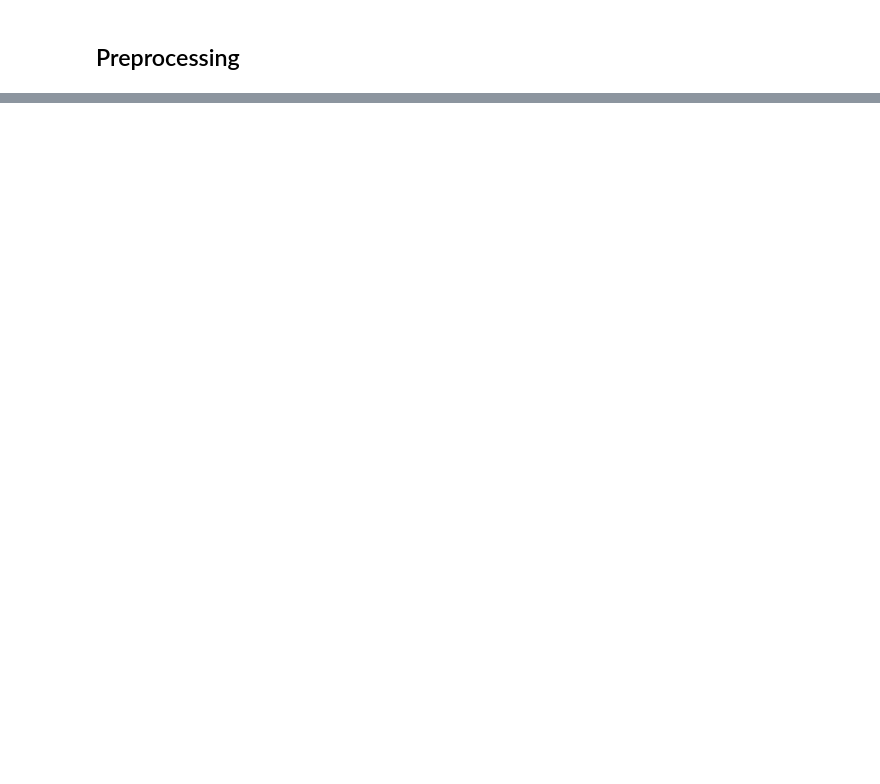
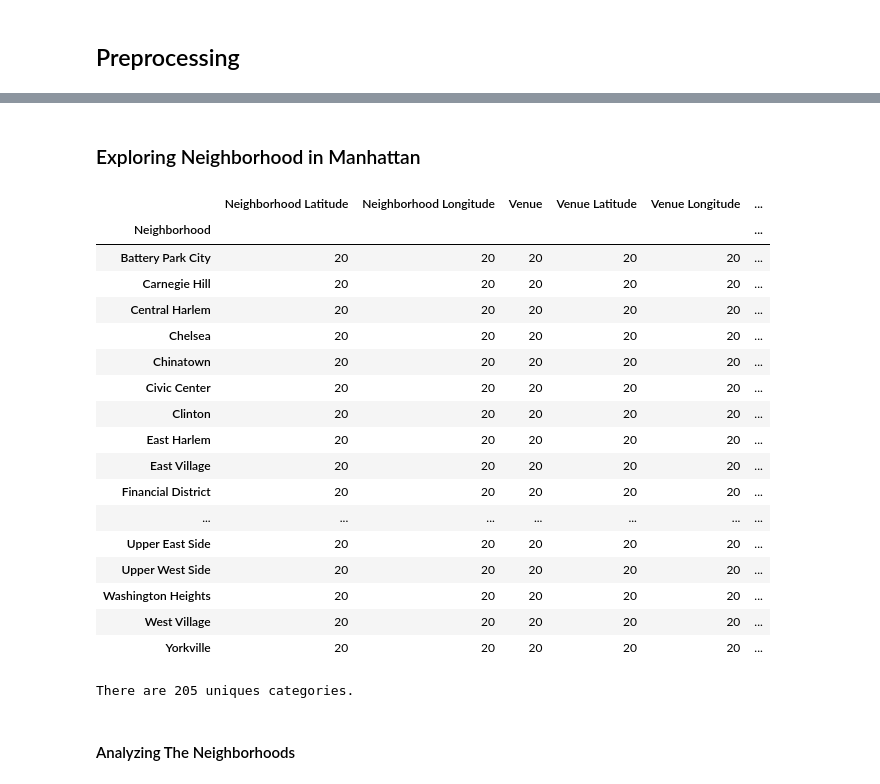
Before and after one commit to santhika29/Coursera_Capstone, a Jupyter notebook: Battle.ipynb, the cells around one changed output, grey strips where cells are left out. Drawn from its saved outputs; the diff is of its cells as text; code cells hidden in the pictures; blank space fills up the shorter version.

```diff
--- a/Battle.ipynb
+++ b/Battle.ipynb
@@ -122,0 +596,37 @@ AttributeError: 'NoneType' object has no attribute 'contents'
+# %% [markdown]
+### Exploring Neighborhood in Manhattan
+# %%
+# Now write the code to run the above function on each neighborhood and create a new dataframe called manhattan_venues
+manhattan_venues = getNearbyVenues(names=manhattan_data['Neighborhood'],
+                                   latitudes=manhattan_data['Latitude'],
+                                   longitudes=manhattan_data['Longitude'],
+                                  )
+# %%
+# Let's check how many venues were returned for each neighborhood
+manhattan_venues.groupby('Neighborhood').count()
+# %% [output]
+|  | Neighborhood Latitude | Neighborhood Longitude | Venue | Venue Latitude | Venue Longitude | ... |
+| Neighborhood |  |  |  |  |  | ... |
+| Battery Park City | 20 | 20 | 20 | 20 | 20 | ... |
+| Carnegie Hill | 20 | 20 | 20 | 20 | 20 | ... |
+| Central Harlem | 20 | 20 | 20 | 20 | 20 | ... |
+| Chelsea | 20 | 20 | 20 | 20 | 20 | ... |
+| Chinatown | 20 | 20 | 20 | 20 | 20 | ... |
+| Civic Center | 20 | 20 | 20 | 20 | 20 | ... |
+| Clinton | 20 | 20 | 20 | 20 | 20 | ... |
+| East Harlem | 20 | 20 | 20 | 20 | 20 | ... |
+| East Village | 20 | 20 | 20 | 20 | 20 | ... |
+| Financial District | 20 | 20 | 20 | 20 | 20 | ... |
+| ... | ... | ... | ... | ... | ... | ... |
+| Upper East Side | 20 | 20 | 20 | 20 | 20 | ... |
+| Upper West Side | 20 | 20 | 20 | 20 | 20 | ... |
+| Washington Heights | 20 | 20 | 20 | 20 | 20 | ... |
+| West Village | 20 | 20 | 20 | 20 | 20 | ... |
+| Yorkville | 20 | 20 | 20 | 20 | 20 | ... |
+# %%
+# Let's find out how many unique categories can be curated from all the returned venues
+print('There are {} uniques categories.'.format(len(manhattan_venues['Venue Category'].unique())))
+# %% [output]
+There are 205 uniques categories.
+# %% [markdown]
+#### Analyzing The Neighborhoods
```
Also changed, not shown: parts of 86 cells of this notebook, 2 other files.
